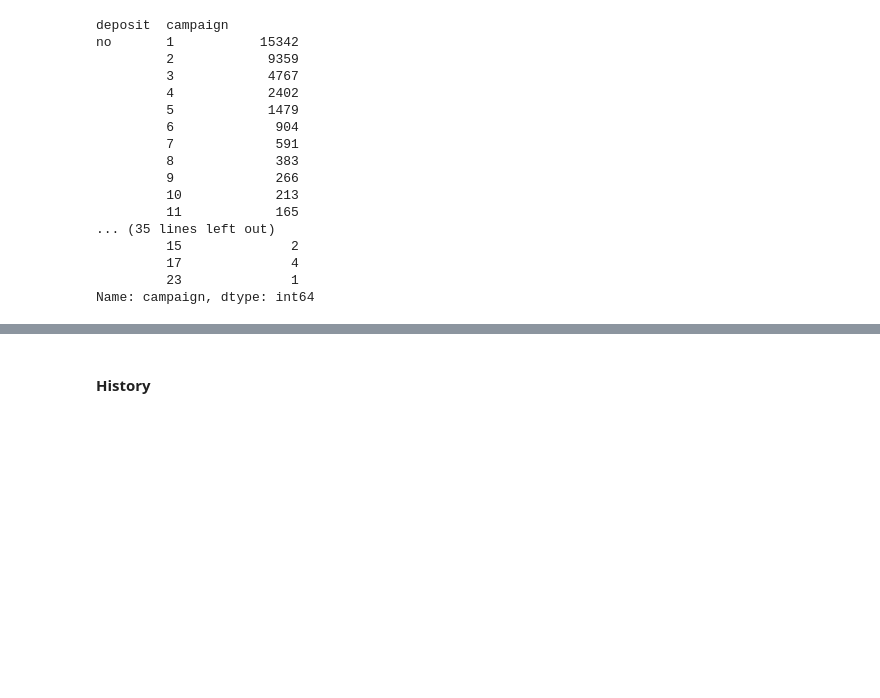
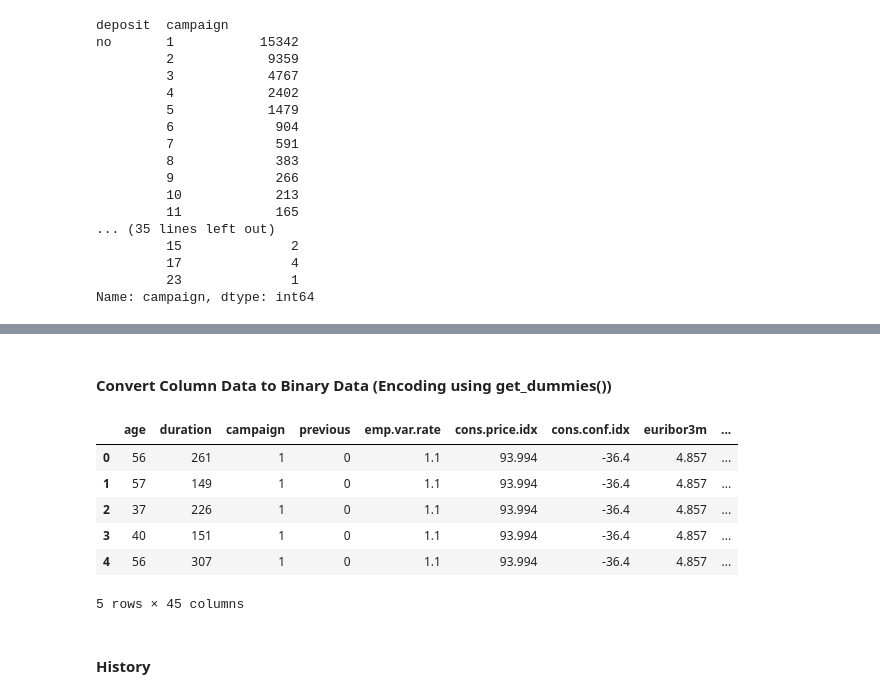
Before and after one commit to deepak-lokande-p/DataMiningProject, a Jupyter notebook: Term_Project.ipynb, the cells around one changed output, grey strips where cells are left out. Drawn from its saved outputs; the diff is of its cells as text; code cells hidden in the pictures; blank space fills up the shorter version.

Commit message:
Add files via upload
[User Story] Encoding changes using GetDummies

```diff
--- a/Term_Project.ipynb
+++ b/Term_Project.ipynb
@@ -478,0 +476,21 @@ bank_df4.head()
+# %% [markdown]
+#### Convert Column Data to Binary Data (Encoding using get_dummies())
+# %%
+cat_columns = ['job', 'marital', 'education', 'contact', 'month', 'poutcome']
+for col in  cat_columns:
+    bank_df4 = pd.concat([bank_df4.drop(col, axis=1),pd.get_dummies(bank_df4[col], prefix=col, prefix_sep='_',drop_first=True, dummy_na=False)], axis=1)
+# %%
+bool_columns = ['housing', 'loan', 'deposit']
+for col in  bool_columns:
+    bank_df4[col+'_new']=bank_df4[col].apply(lambda x : 1 if x == 'yes' else 0)
+    bank_df4.drop(col, axis=1, inplace=True)
+# %%
+bank_df4.head()
+# %% [output]
+|  | age | duration | campaign | previous | emp.var.rate | cons.price.idx | cons.conf.idx | euribor3m | ... |
+| 0 | 56 | 261 | 1 | 0 | 1.1 | 93.994 | -36.4 | 4.857 | ... |
+| 1 | 57 | 149 | 1 | 0 | 1.1 | 93.994 | -36.4 | 4.857 | ... |
+| 2 | 37 | 226 | 1 | 0 | 1.1 | 93.994 | -36.4 | 4.857 | ... |
+| 3 | 40 | 151 | 1 | 0 | 1.1 | 93.994 | -36.4 | 4.857 | ... |
+| 4 | 56 | 307 | 1 | 0 | 1.1 | 93.994 | -36.4 | 4.857 | ... |
+5 rows × 45 columns
```
Also changed, not shown: parts of 8 cells of this notebook.
